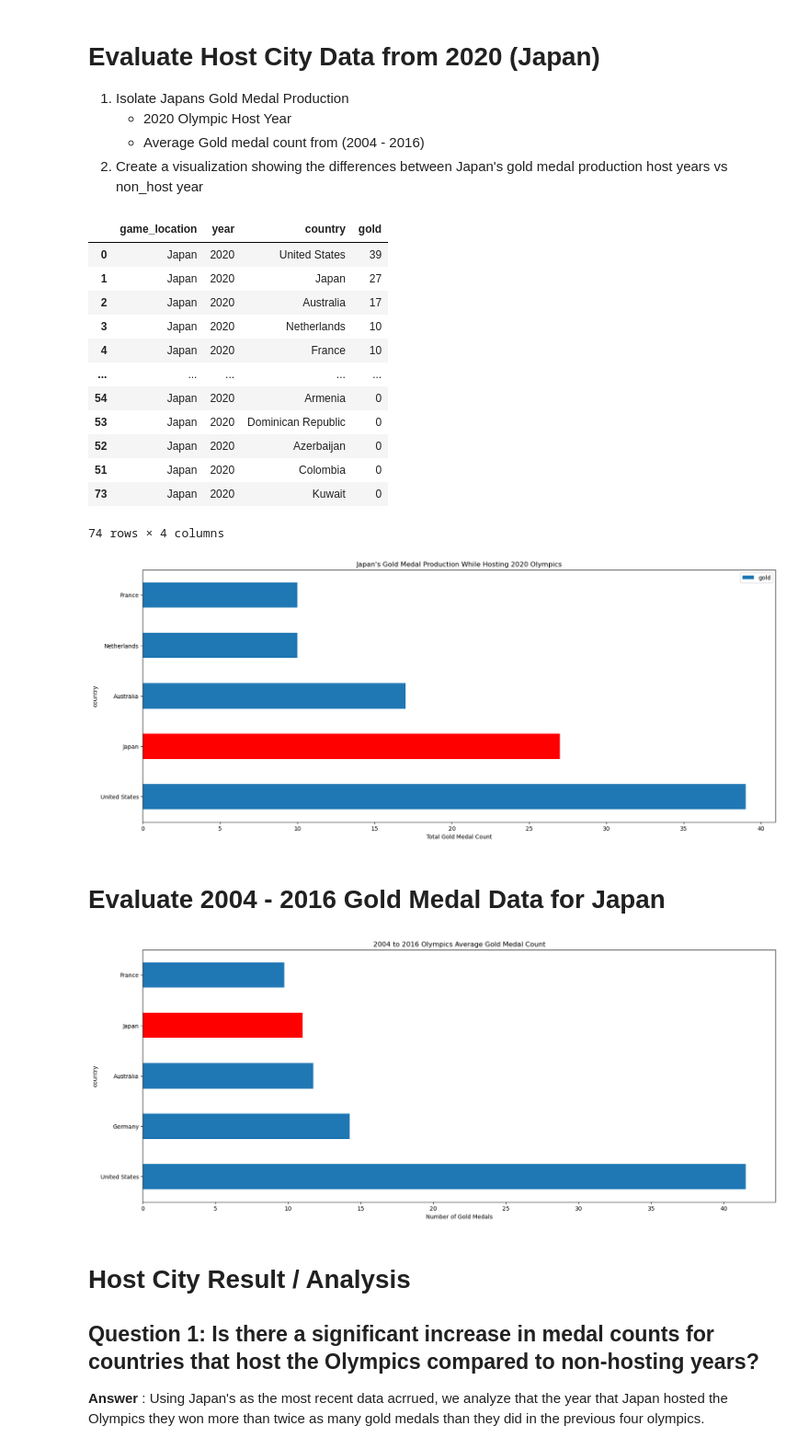
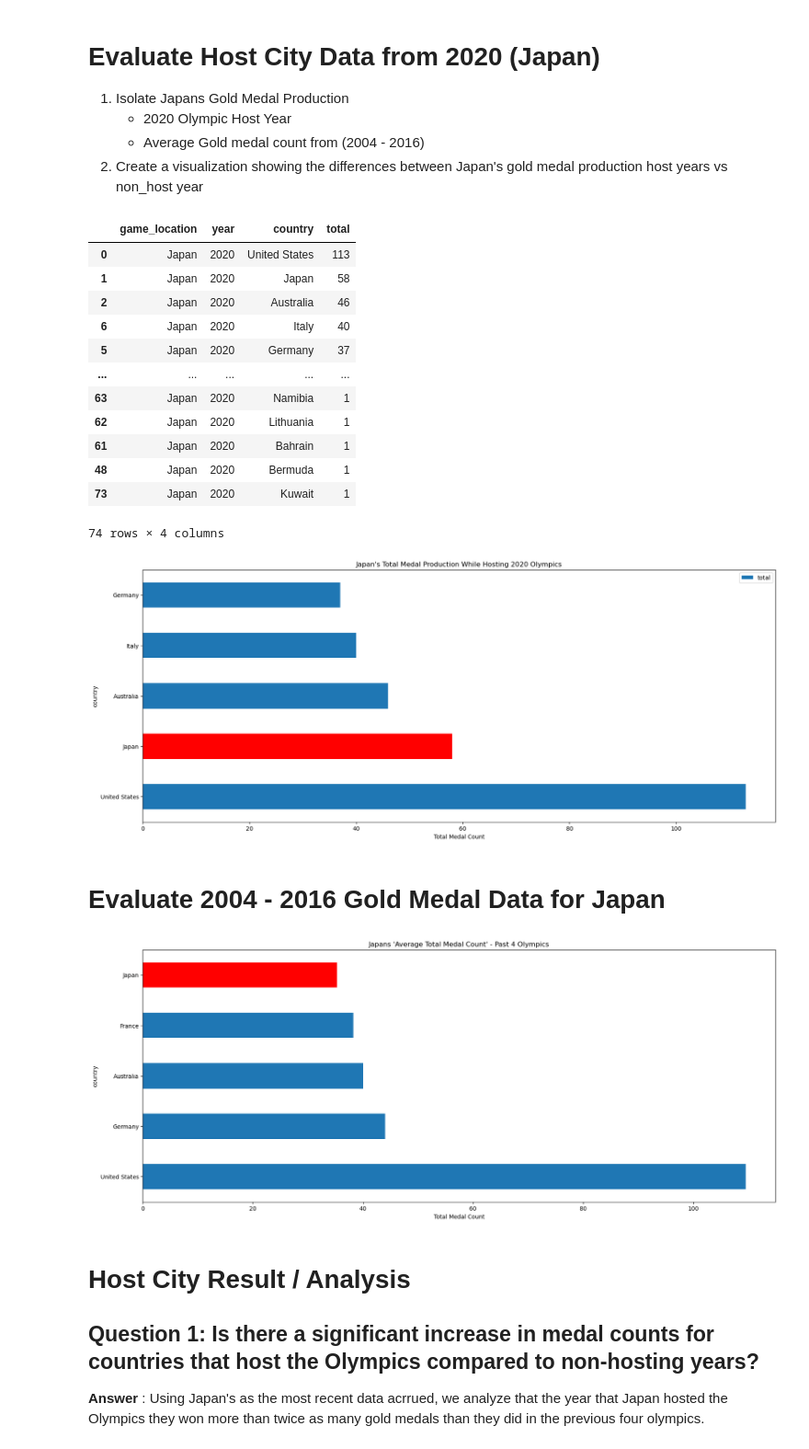
Before and after one commit to ncmoliver/olympic_analysis, a Jupyter notebook: olympic_analysis.ipynb, the cells around one changed output. Shown: that part at 92% size. Saved outputs shown, nothing was run; the diff lists cells and outputs as text; code cells hidden in the pictures.

```diff
--- a/olympic_analysis.ipynb
+++ b/olympic_analysis.ipynb
@@ -192,62 +192,62 @@ array([2020, 2016, 2012, 2008, 2004, 2000, 1996, 1992, 1988, 1984, 1980,
     * Average Gold medal count from (2004 - 2016)
 2. Create a visualization showing the differences between Japan's gold medal production host years vs non_host year
 # %%
-japan2020_df = data[['game_location', 'year', 'country', 'gold']].copy()
-japan2020_df = japan2020_df[japan2020_df['year'] == 2020].reset_index(drop=True).sort_values(by='gold', ascending=False)
+japan2020_df = data[['game_location', 'year', 'country', 'total']].copy()
+japan2020_df = japan2020_df[japan2020_df['year'] == 2020].reset_index(drop=True).sort_values(by='total', ascending=False)
 japan2020_df
 # %% [output]
-|  | game_location | year | country | gold |
-| 0 | Japan | 2020 | United States | 39 |
-| 1 | Japan | 2020 | Japan | 27 |
-| 2 | Japan | 2020 | Australia | 17 |
-| 3 | Japan | 2020 | Netherlands | 10 |
-| 4 | Japan | 2020 | France | 10 |
+|  | game_location | year | country | total |
+| 0 | Japan | 2020 | United States | 113 |
+| 1 | Japan | 2020 | Japan | 58 |
+| 2 | Japan | 2020 | Australia | 46 |
+| 6 | Japan | 2020 | Italy | 40 |
+| 5 | Japan | 2020 | Germany | 37 |
 | ... | ... | ... | ... | ... |
-| 54 | Japan | 2020 | Armenia | 0 |
-| 53 | Japan | 2020 | Dominican Republic | 0 |
-| 52 | Japan | 2020 | Azerbaijan | 0 |
-| 51 | Japan | 2020 | Colombia | 0 |
-| 73 | Japan | 2020 | Kuwait | 0 |
+| 63 | Japan | 2020 | Namibia | 1 |
+| 62 | Japan | 2020 | Lithuania | 1 |
+| 61 | Japan | 2020 | Bahrain | 1 |
+| 48 | Japan | 2020 | Bermuda | 1 |
+| 73 | Japan | 2020 | Kuwait | 1 |
 74 rows × 4 columns
 # %%
 japan2020_df = japan2020_df.set_index('country')
 japan2020_df = japan2020_df.drop(columns=['game_location', 'year'])
 japan2020_df = japan2020_df.head()
 # %%
-ax = japan2020_df[japan2020_df['gold'] > 0].plot(
+ax = japan2020_df[japan2020_df['total'] > 0].plot(
     kind='barh',
-    title='Japan\'s Gold Medal Production While Hosting 2020 Olympics',
-    xlabel='Total Gold Medal Count',
+    title='Japan\'s Total Medal Production While Hosting 2020 Olympics',
+    xlabel='Total Medal Count',
     figsize=[20, 8])
 
 # Get the index of Japan in the DataFrame
-japan_index = japan2020_df[japan2020_df['gold'] > 0].index.get_loc('Japan')
+japan_index = japan2020_df[japan2020_df['total'] > 0].index.get_loc('Japan')
 
 # Highlight Japan's bar by changing its color to red
 ax.patches[japan_index].set_facecolor('red')
 # %% [output]
-[figure, old version]
+[figure, new version]
 # %% [markdown]
 # Evaluate 2004 - 2016 Gold Medal Data for Japan
 # %%
-japan2016_df = data[['game_location', 'year', 'country', 'gold']].copy()
-japan2016_df = japan2016_df[(japan2016_df['gold'] > 0) & (japan2016_df['year'] >= 2004) & (japan2016_df['year'] <= 2016)].reset_index(drop=True).sort_values(by='gold', ascending=False)
-japan2016_df = japan2016_df.groupby('country')['gold'].mean().sort_values(ascending=False)
+japan2016_df = data[['game_location', 'year', 'country', 'total']].copy()
+japan2016_df = japan2016_df[(japan2016_df['total'] > 0) & (japan2016_df['year'] >= 2004) & (japan2016_df['year'] <= 2016)].reset_index(drop=True).sort_values(by='total', ascending=False)
+japan2016_df = japan2016_df.groupby('country')['total'].mean().sort_values(ascending=False)
 japan2016_df = japan2016_df.head()
 # %%
 ax = japan2016_df.plot(
     kind='barh',
-    title='2004 to 2016 Olympics Average Gold Medal Count',
-    xlabel='Number of Gold Medals',
+    title='Japans \'Average Total Medal Count\' - Past 4 Olympics',
+    xlabel='Total Medal Count',
     figsize=[20, 8])
 
 # Get the index of Japan in the DataFrame
 japan_index = japan2016_df.index.get_loc('Japan')
 
 # Highlight Japan's bar by changing its color to red
 ax.patches[japan_index].set_facecolor('red')
 # %% [output]
-[figure, old version]
+[figure, new version]
 # %% [markdown]
 # Host City Result / Analysis
 ## Question 1: Is there a significant increase in medal counts for countries that host the Olympics compared to non-hosting years?
```
Also changed, not shown: 4 other files.
